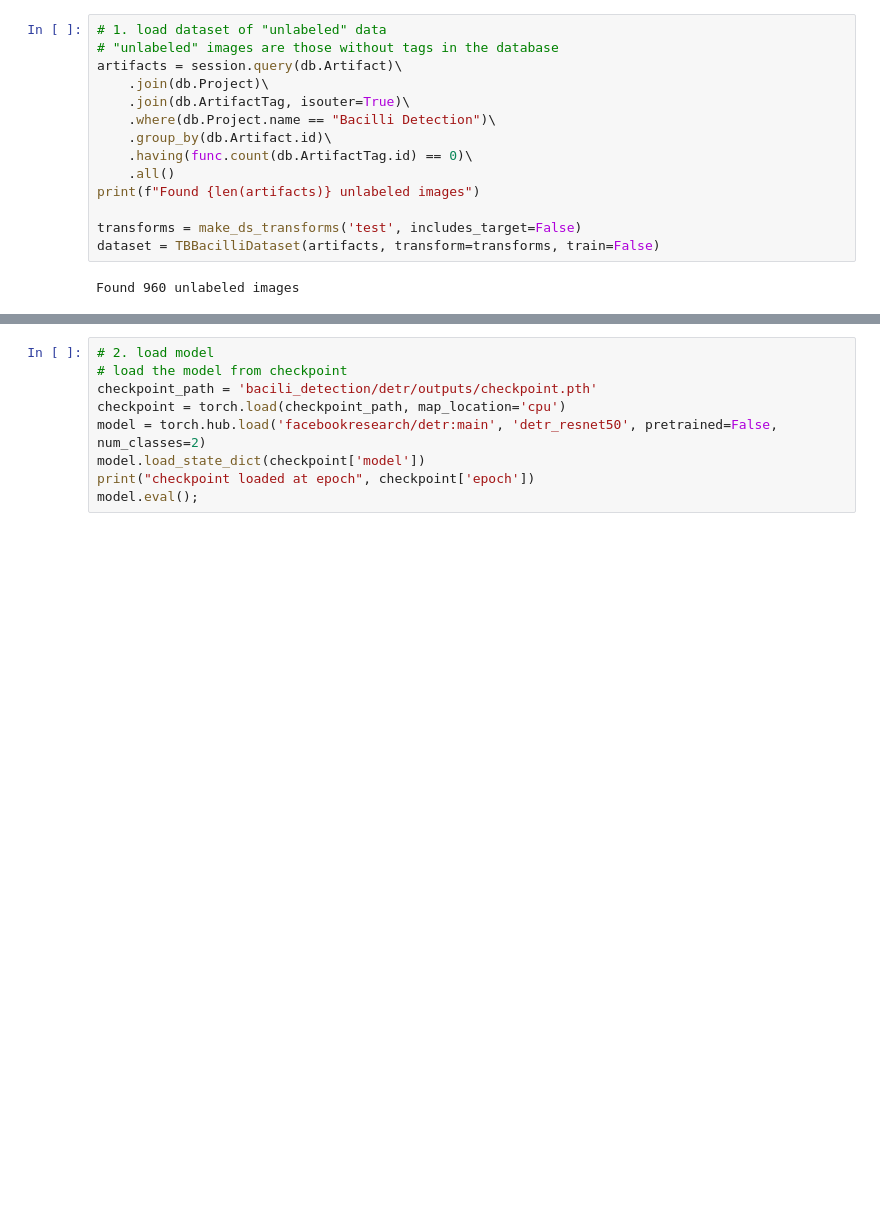
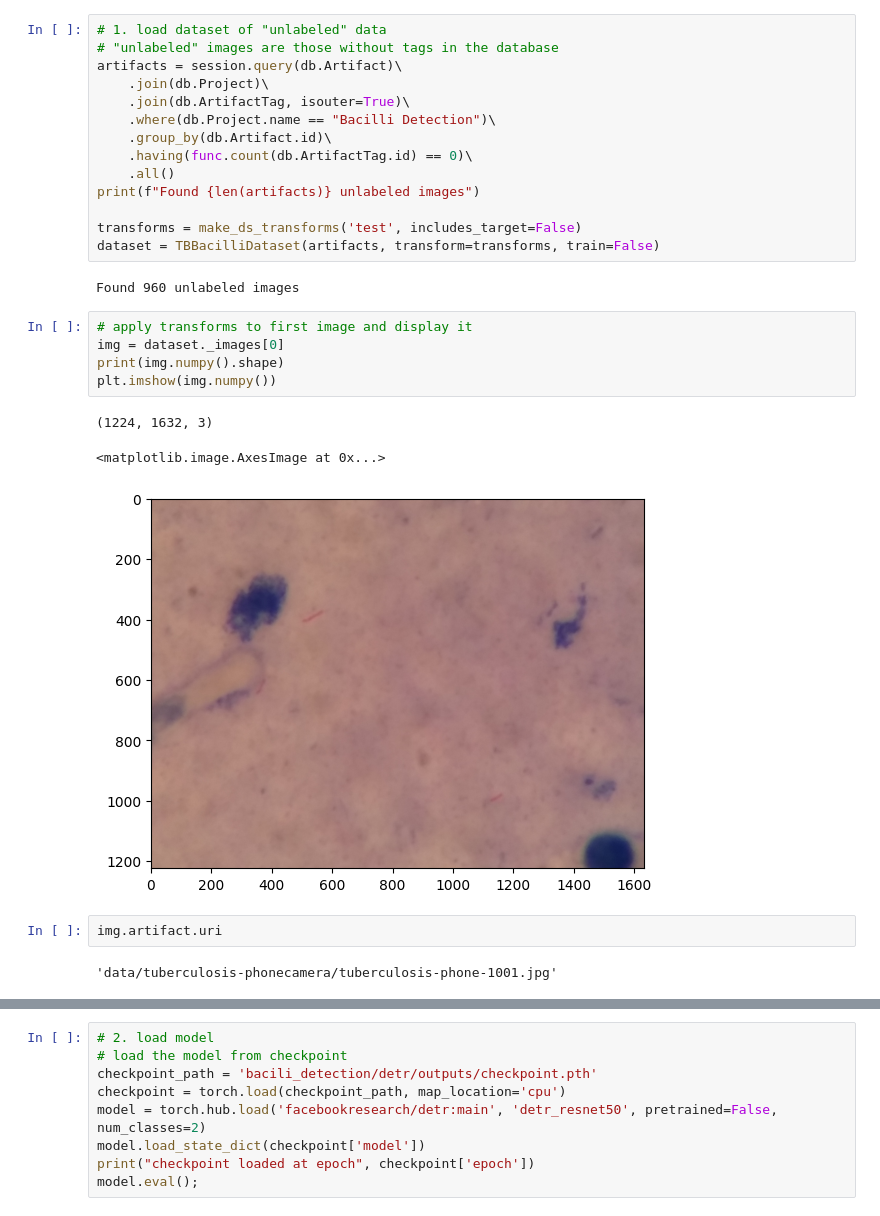
Before and after one commit to simonsanvil/continual-adaptation-tuberculosis, a Jupyter notebook: bacili_detection/active_learning/loss_prediction.ipynb, the cells around one changed output, grey strips where cells are left out. Drawn from its saved outputs; the diff is of its cells as text; blank space fills up the shorter version.

```diff
--- a/bacili_detection/active_learning/loss_prediction.ipynb
+++ b/bacili_detection/active_learning/loss_prediction.ipynb
@@ -77,3 +79,16 @@ transforms = make_ds_transforms('test', includes_target=False)
 dataset = TBBacilliDataset(artifacts, transform=transforms, train=False)
 # %% [output]
 Found 960 unlabeled images
+# %%
+# apply transforms to first image and display it
+img = dataset._images[0]
+print(img.numpy().shape)
+plt.imshow(img.numpy())
+# %% [output]
+(1224, 1632, 3)
+<matplotlib.image.AxesImage at 0x...>
+[figure, added]
+# %%
+img.artifact.uri
+# %% [output]
+'data/tuberculosis-phonecamera/tuberculosis-phone-1001.jpg'
```
Also changed, not shown: parts of 26 cells of this notebook, 6 other files.
